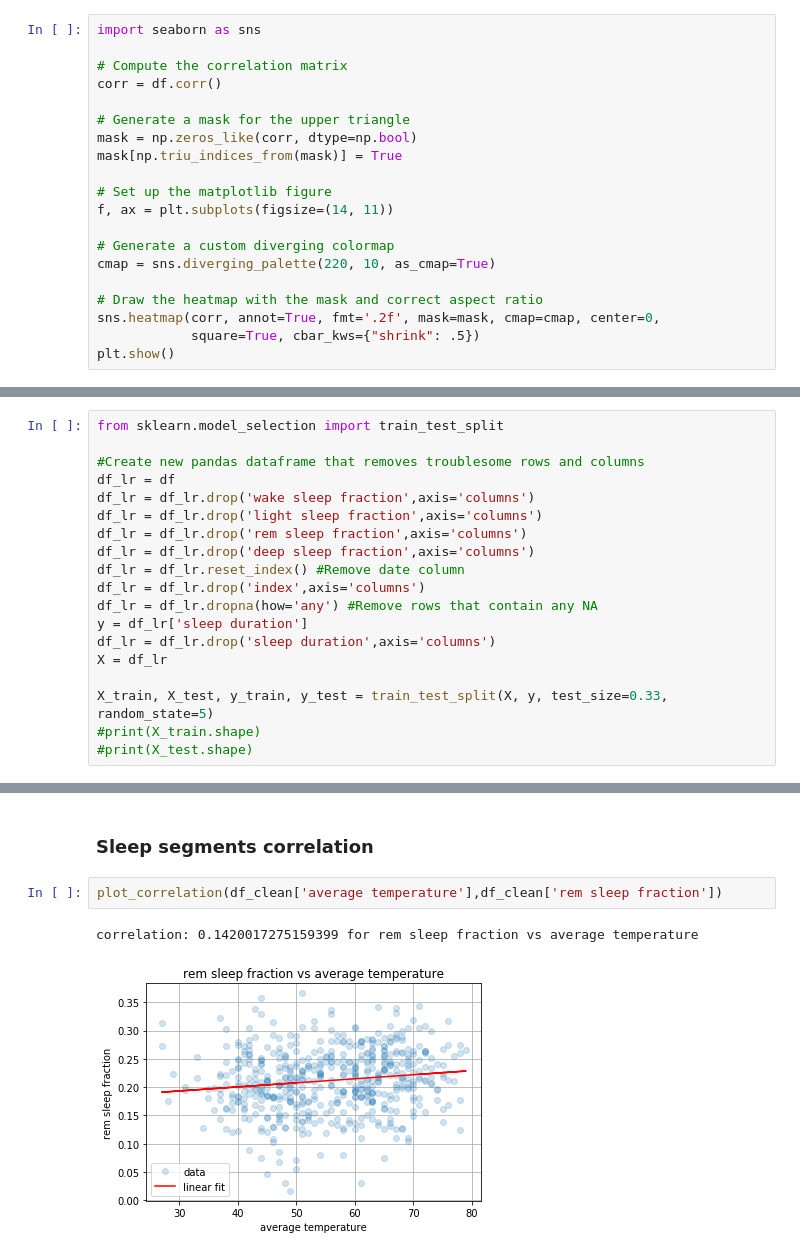
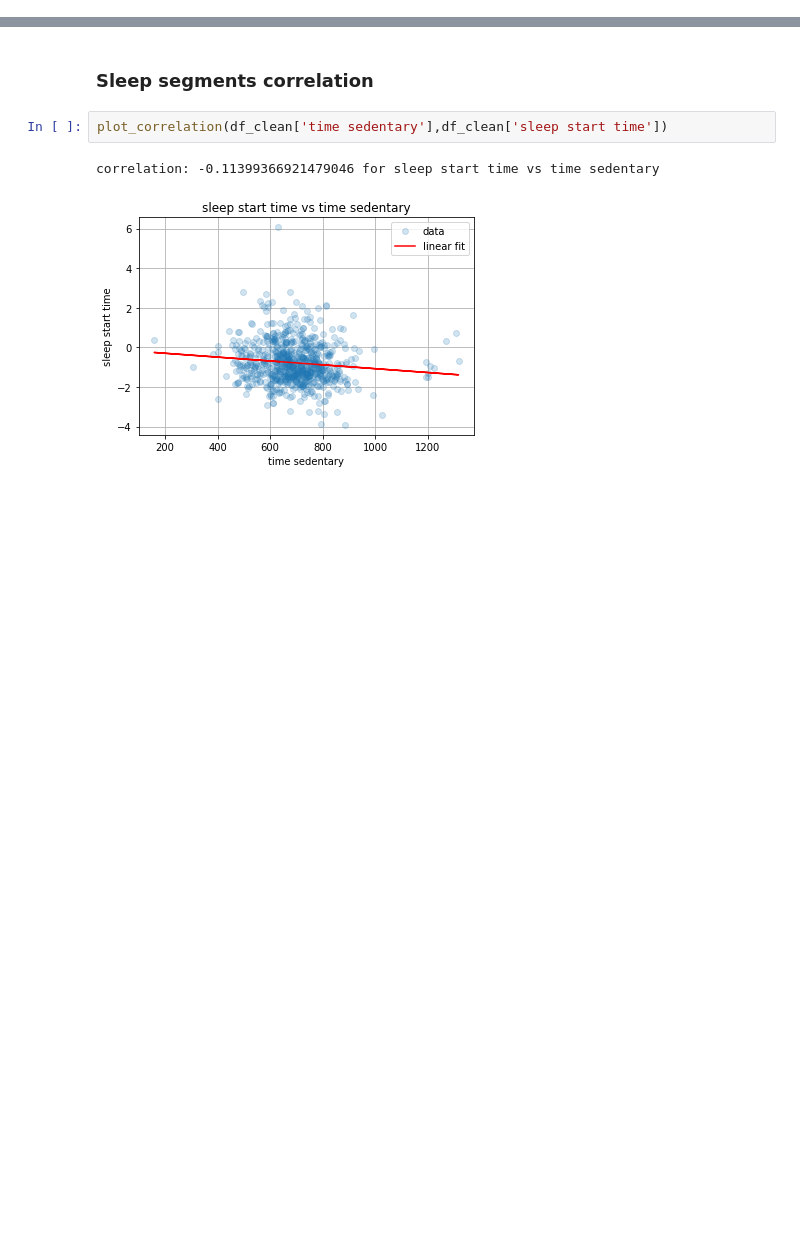
Before and after one commit to Amita22/Machine-Learning-Fitbit-Sleep, a Jupyter notebook: analysis.ipynb, the cells around one changed output, grey strips where cells are left out. Cells and saved outputs as stored; diff of their text form; blank space fills up the shorter version.

Commit message:
Cleaned up and added correlation scatter plot

```diff
--- a/analysis.ipynb
+++ b/analysis.ipynb
@@ -320,20 +483,0 @@ Code based on example provided on seaborn website
-# %%
-import seaborn as sns
-
-# Compute the correlation matrix
-corr = df.corr()
-
-# Generate a mask for the upper triangle
-mask = np.zeros_like(corr, dtype=np.bool)
-mask[np.triu_indices_from(mask)] = True
-
-# Set up the matplotlib figure
-f, ax = plt.subplots(figsize=(14, 11))
-
-# Generate a custom diverging colormap
-cmap = sns.diverging_palette(220, 10, as_cmap=True)
-
-# Draw the heatmap with the mask and correct aspect ratio
-sns.heatmap(corr, annot=True, fmt='.2f', mask=mask, cmap=cmap, center=0,
-            square=True, cbar_kws={"shrink": .5})
-plt.show()
@@ -344,19 +483,0 @@ plt.show()
-# %%
-from sklearn.model_selection import train_test_split
-
-#Create new pandas dataframe that removes troublesome rows and columns
-df_lr = df
-df_lr = df_lr.drop('wake sleep fraction',axis='columns')
-df_lr = df_lr.drop('light sleep fraction',axis='columns')
-df_lr = df_lr.drop('rem sleep fraction',axis='columns')
-df_lr = df_lr.drop('deep sleep fraction',axis='columns')
-df_lr = df_lr.reset_index() #Remove date column
-df_lr = df_lr.drop('index',axis='columns')
-df_lr = df_lr.dropna(how='any') #Remove rows that contain any NA
-y = df_lr['sleep duration']
-df_lr = df_lr.drop('sleep duration',axis='columns')
-X = df_lr
-
-X_train, X_test, y_train, y_test = train_test_split(X, y, test_size=0.33, random_state=5)
-#print(X_train.shape)
-#print(X_test.shape)
@@ -586,10 +608,10 @@ correlation: 0.6381462336862475 for sleep duration vs sleep stop time
 # %% [markdown]
 ### Sleep segments correlation
 # %%
-plot_correlation(df_clean['average temperature'],df_clean['rem sleep fraction'])
+plot_correlation(df_clean['time sedentary'],df_clean['sleep start time'])
 # %% [output]
-correlation: 0.1420017275159399 for rem sleep fraction vs average temperature
+correlation: -0.11399366921479046 for sleep start time vs time sedentary
-[figure, old version]
+[figure, new version]
 # %% [markdown]
 ## References
 Ref #1 = https://stackoverflow.com/questions/1574088/plotting-time-in-python-with-matplotlib/16428019#16428019
```
Also changed, not shown: parts of 42 cells of this notebook.
